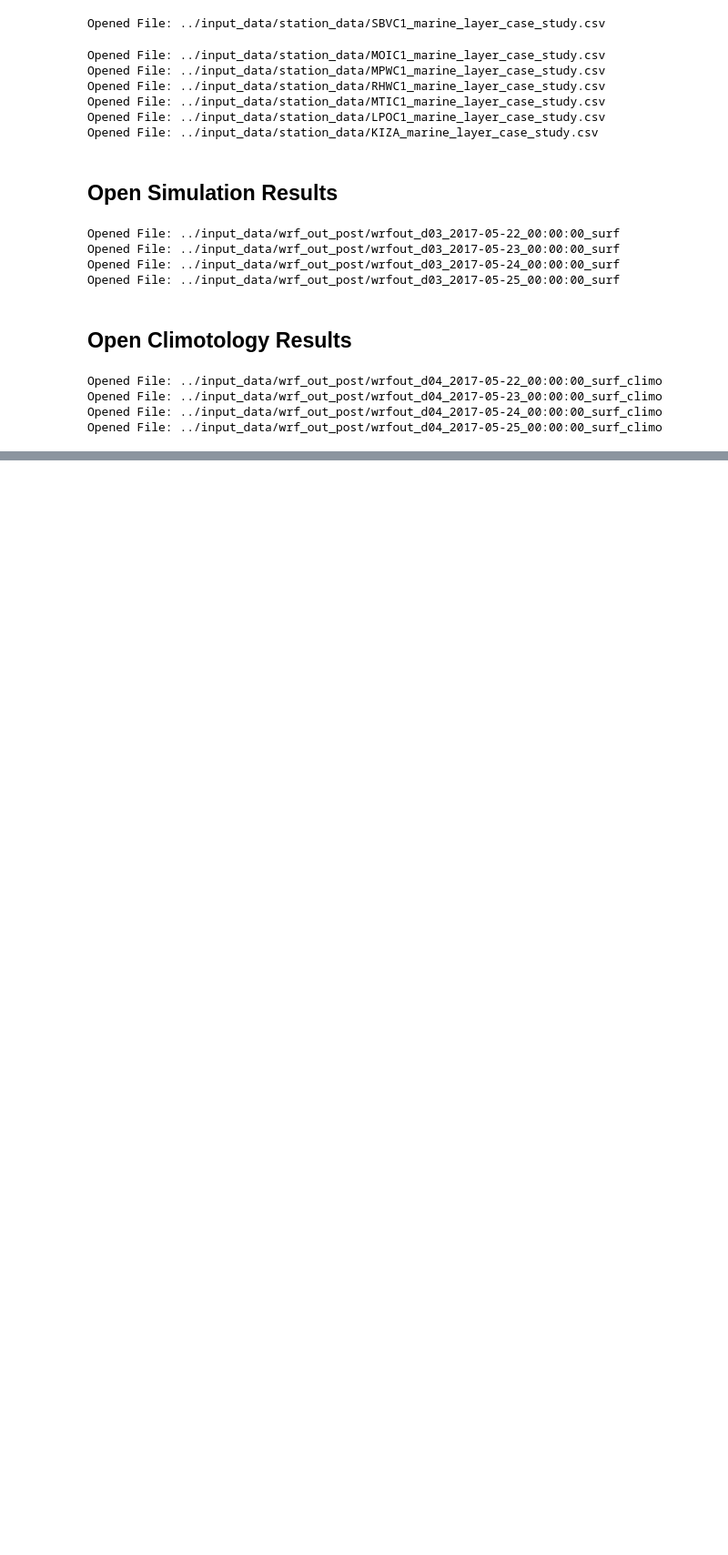
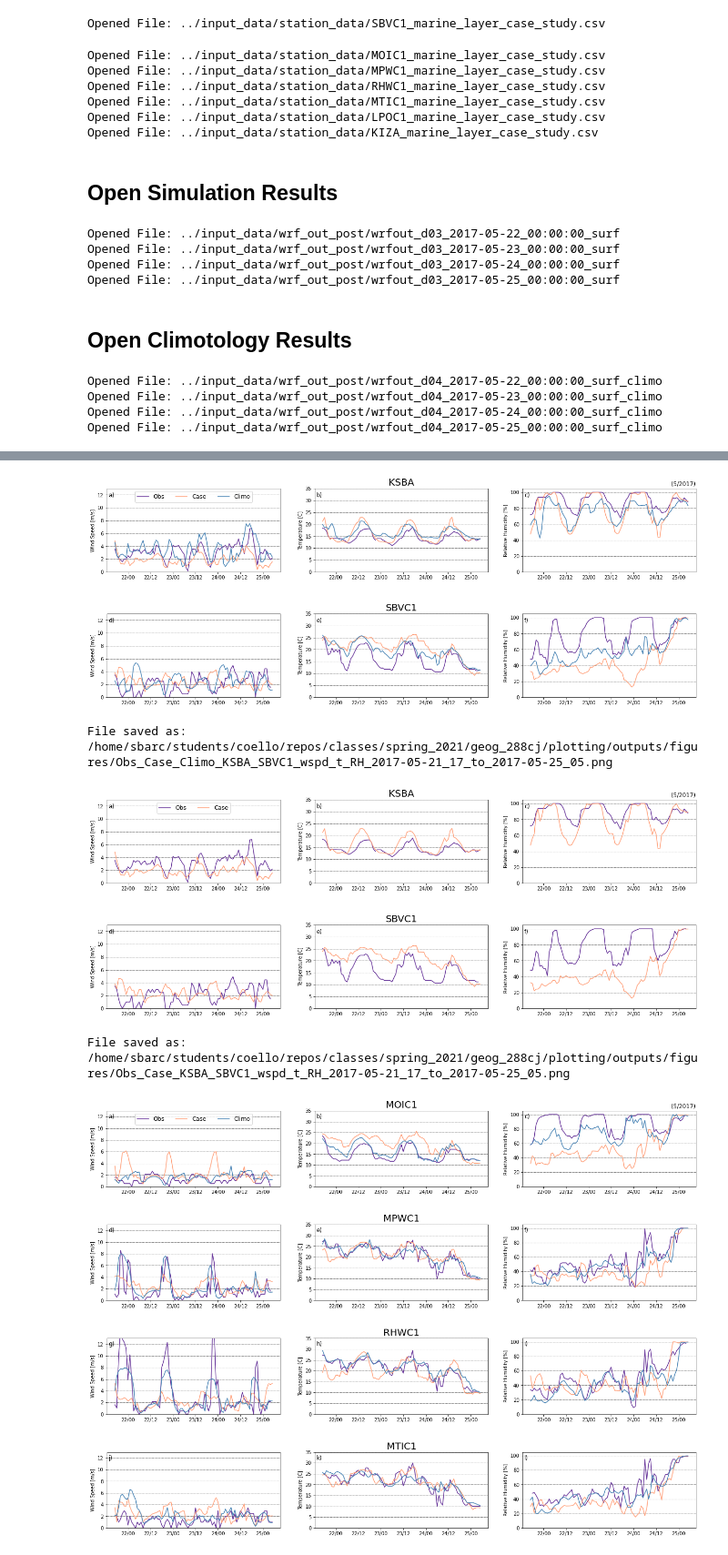
Before and after one commit to mmcoello/spring_2021, a Jupyter notebook: geog_288cj/plotting/analysis/station_data_v_wrf.ipynb, the cells around one changed output, grey strips where cells are left out. Shown at 91% size. Drawn from its saved outputs; the diff is of its cells as text; code cells hidden in the pictures; blank space fills up the shorter version.

```diff
--- a/geog_288cj/plotting/analysis/station_data_v_wrf.ipynb
+++ b/geog_288cj/plotting/analysis/station_data_v_wrf.ipynb
@@ -386,0 +457,41 @@ File saved as: /home/sbarc/students/coello/repos/classes/spring_2021/geog_288cj/
+# %%
+stations1 = ["KSBA", "SBVC1"]
+stations2 = ["MOIC1", "MPWC1", "RHWC1", "MTIC1"]
+stations3 = ["LPOC1", "KIZA"]
+
+
+plot_station_winds([da, dwrf, dclimo], ['Obs', 'Case', 'Climo'], \
+                   ['rebeccapurple', 'lightsalmon', 'steelblue'], da.time, stations1,  station_vars, \
+                   var_labels, var_lims, line_labs, 1, \
+                   (0.05, 1.05), wnd_units, (22, 8), fig_outdir)
+
+plot_station_winds([da, dwrf], ['Obs', 'Case'], \
+                   ['rebeccapurple', 'lightsalmon', 'steelblue'], da.time, stations1,  station_vars, \
+                   var_labels, var_lims, line_labs, 1, \
+                   (0.05, 1.05), wnd_units, (22, 8), fig_outdir)
+
+plot_station_winds([da, dwrf, dclimo], ['Obs', 'Case', 'Climo'], \
+                   ['rebeccapurple', 'lightsalmon', 'steelblue'], da.time, stations2,  station_vars, \
+                   var_labels, var_lims, line_labs, 1, \
+                   (0.05, 1.05), wnd_units, (22, 16), fig_outdir)
+
+plot_station_winds([da, dwrf], ['Obs', 'Case'], \
+                   ['rebeccapurple', 'lightsalmon', 'steelblue'], da.time, stations2,  station_vars, \
+                   var_labels, var_lims, line_labs, 1, \
+                   (0.05, 1.05), wnd_units, (22, 16), fig_outdir)
+
+plot_station_winds([da, dwrf, dclimo], ['Obs', 'Case', 'Climo'], \
+                   ['rebeccapurple', 'lightsalmon', 'steelblue'], da.time, stations3,  station_vars, \
+                   var_labels, var_lims, line_labs, 1, \
+                   (0.05, 1.05), wnd_units, (22, 8), fig_outdir)
+
+plot_station_winds([da, dwrf], ['Obs', 'Case'], \
+                   ['rebeccapurple', 'lightsalmon', 'steelblue'], da.time, stations3,  station_vars, \
+                   var_labels, var_lims, line_labs, 1, \
+                   (0.05, 1.05), wnd_units, (22, 8), fig_outdir)
+# %% [output]
+[figure, added]
+File saved as: /home/sbarc/students/coello/repos/classes/spring_2021/geog_288cj/plotting/outputs/figures/Obs_Case_Climo_KSBA_SBVC1_wspd_t_RH_2017-05-21_17_to_2017-05-25_05.png
+[figure, added]
+File saved as: /home/sbarc/students/coello/repos/classes/spring_2021/geog_288cj/plotting/outputs/figures/Obs_Case_KSBA_SBVC1_wspd_t_RH_2017-05-21_17_to_2017-05-25_05.png
+[figure, added]
```
Also changed, not shown: parts of 12 cells of this notebook, 25 other files.
